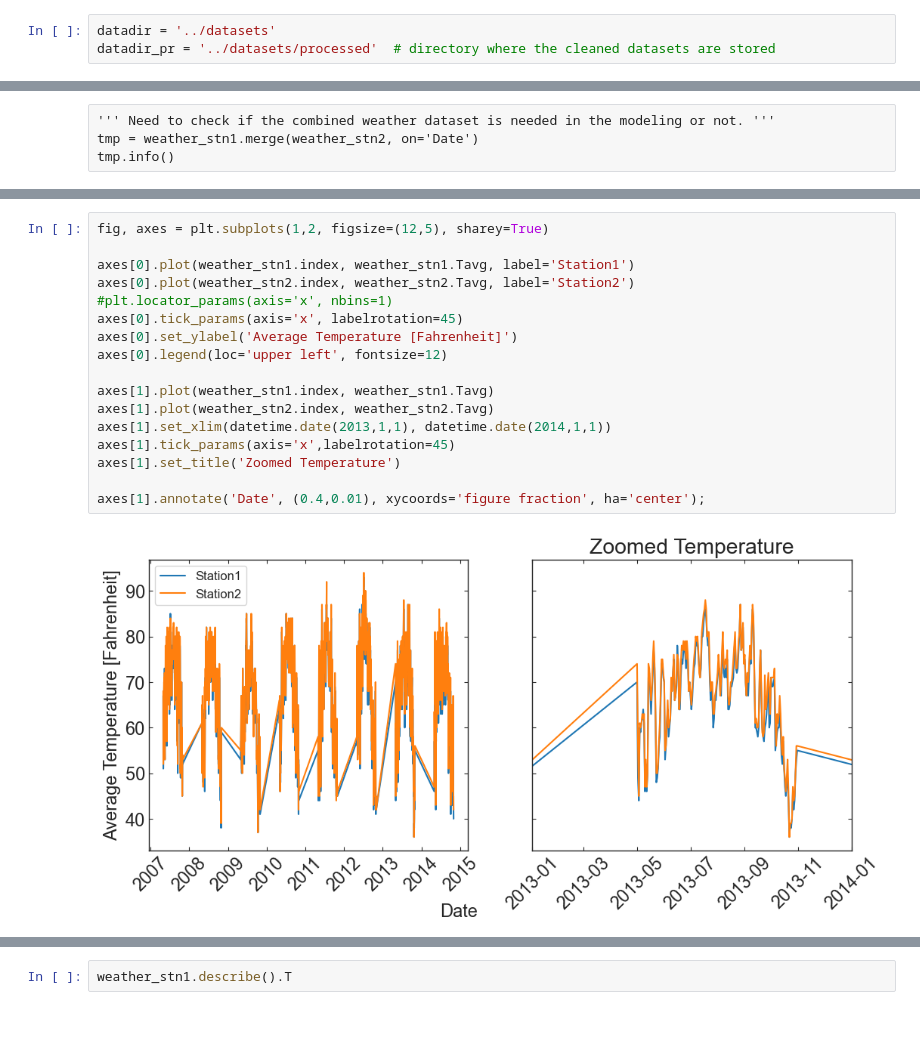
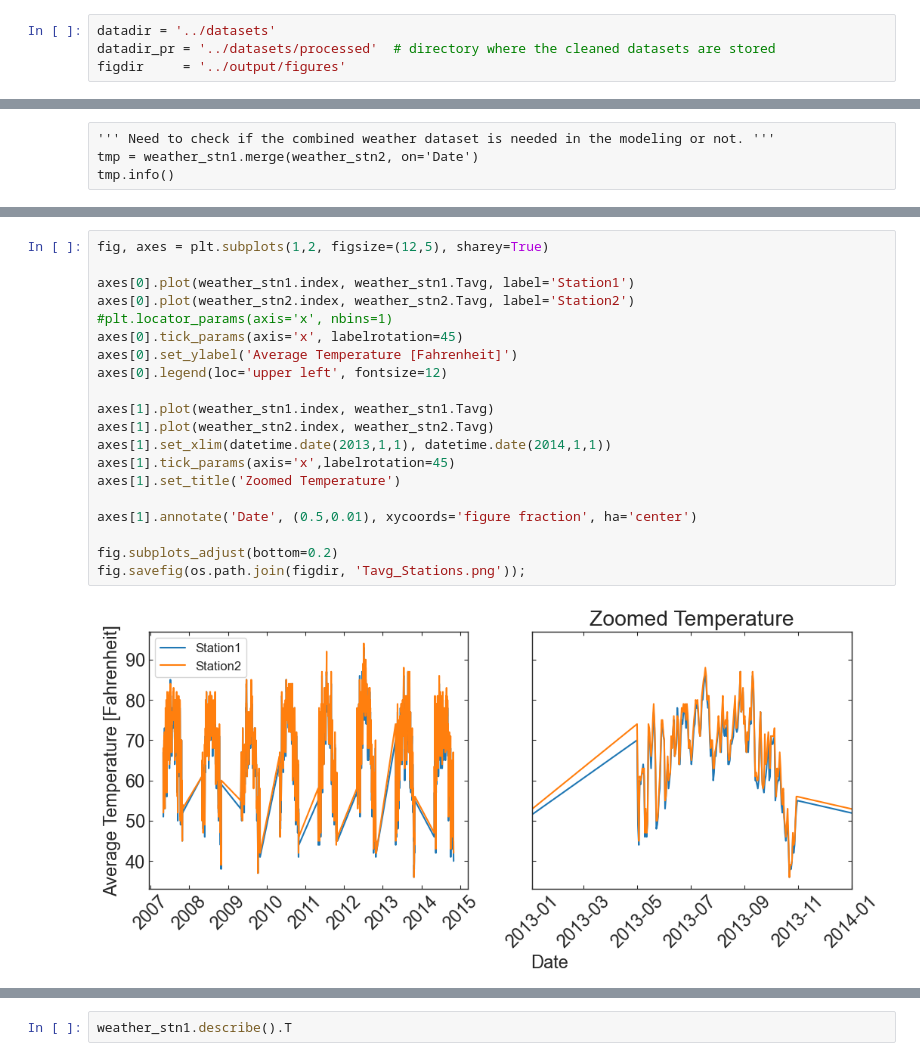
Before and after one commit to astrodoo/Springboard, a Jupyter notebook: Capstone_WestNileVirus/notebook/WestNileVirus_Preprocess.ipynb, the cells around one changed output, grey strips where cells are left out. Saved outputs shown, nothing was run; the diff lists cells and outputs as text; blank space fills up the shorter version.

```diff
--- a/Capstone_WestNileVirus/notebook/WestNileVirus_Preprocess.ipynb
+++ b/Capstone_WestNileVirus/notebook/WestNileVirus_Preprocess.ipynb
@@ -51,6 +51,7 @@ sns.set_style('ticks', rc={'xtick.direction':'in', 'ytick.direction':'in', \
 # %%
 datadir = '../datasets'
 datadir_pr = '../datasets/processed'  # directory where the cleaned datasets are stored
+figdir     = '../output/figures'
 # %% [markdown]
 ## Datasets consist of Main, Spray, Weather, Map data:
 - Main Data
@@ -372,22 +373,25 @@ memory usage: 241.5+ KB
 # %%
 fig, axes = plt.subplots(1,2, figsize=(12,5), sharey=True)
 
 axes[0].plot(weather_stn1.index, weather_stn1.Tavg, label='Station1')
 axes[0].plot(weather_stn2.index, weather_stn2.Tavg, label='Station2')
 #plt.locator_params(axis='x', nbins=1)
 axes[0].tick_params(axis='x', labelrotation=45)
 axes[0].set_ylabel('Average Temperature [Fahrenheit]')
 axes[0].legend(loc='upper left', fontsize=12)
 
 axes[1].plot(weather_stn1.index, weather_stn1.Tavg)
 axes[1].plot(weather_stn2.index, weather_stn2.Tavg)
 axes[1].set_xlim(datetime.date(2013,1,1), datetime.date(2014,1,1))
 axes[1].tick_params(axis='x',labelrotation=45)
 axes[1].set_title('Zoomed Temperature')
 
-axes[1].annotate('Date', (0.4,0.01), xycoords='figure fraction', ha='center');
+axes[1].annotate('Date', (0.5,0.01), xycoords='figure fraction', ha='center')
+
+fig.subplots_adjust(bottom=0.2)
+fig.savefig(os.path.join(figdir, 'Tavg_Stations.png'));
 # %% [output]
-[figure, old version]
+[figure, new version]
 # %%
 ncols = len(weather_stn1.columns) # number of total columns
 ncol_win = 2
```
Also changed, not shown: parts of 19 cells of this notebook, 26 other files.
